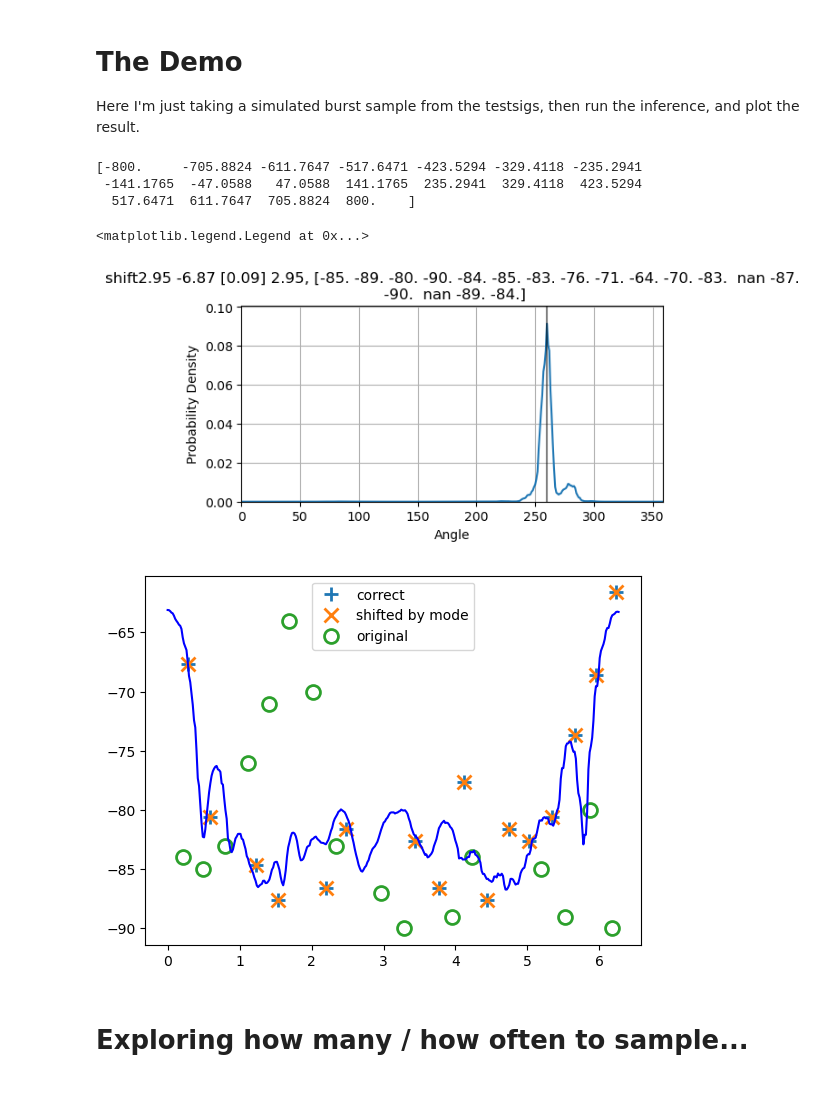
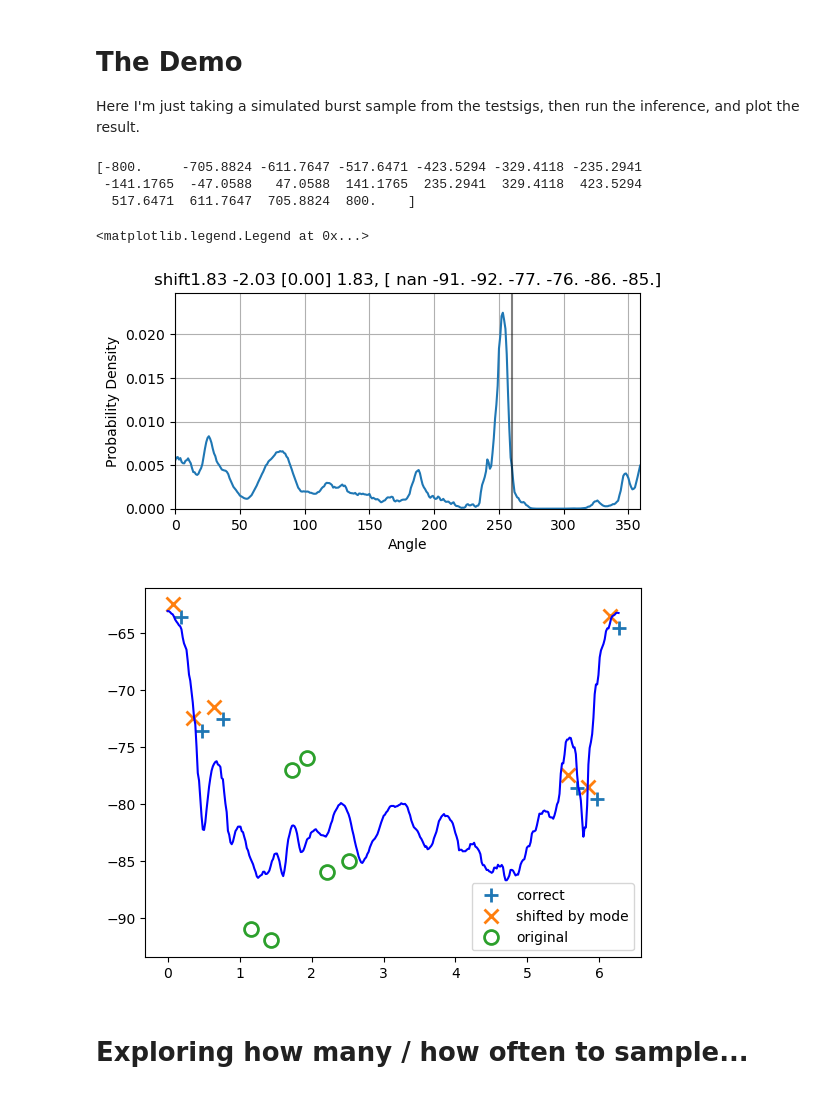
Before and after one commit to SheffieldMLtracking/BLEanalysis, a Jupyter notebook: jupyter/Angle Inference.ipynb, the cells around one changed output. Cells and saved outputs as stored; diff of their text form; code cells hidden in the pictures.

```diff
--- a/jupyter/Angle Inference.ipynb
+++ b/jupyter/Angle Inference.ipynb
@@ -2,14 +2,13 @@
 import numpy as np
 np.set_printoptions(precision=2,suppress=True)
 import matplotlib.pyplot as plt
-%matplotlib inline
 from BLEanalysis.signals import Signals
-from BLEanalysis.angleinference import AnglesUsePatternMeans as Angles, getSample
+from BLEanalysis.angleinference import AnglesUsePatternMeans as Angles
 
 #We'll use this dataset as 'training' data (to provide the pattern):
-sigs = Signals("noamploc2long.log",'d',angleOffset = 38)
+sigs = Signals("../bluetooth_experiments/no rf amp experiments/noamploc2long.log",'d',angleOffset = 38)
 #We'll use this dataset for testing
-testsigs = Signals("/home/mike/Documents/Research/bluetooth_experiments/March 26 2025 Field Trial/Range Trials/2.log",'c',angleOffset=93)
+testsigs = Signals("../bluetooth_experiments/March 26 2025 Field Trial/Range Trials/2.log",'c',angleOffset=93)
 #I think it looks like there's a -7 degree offset between this and the data in sigs
 #testsigs = Signals("/home/mike/Documents/Research/bluetooth_experiments/March 26 2025 Field Trial/Range Trials/2.log",'c',angleOffset=-7)
 angles = Angles(sigs,noisevar=10**2)
@@ -93,16 +82,16 @@ intervals = np.linspace(-800,800,18) #the times we want to sample
 print(intervals)
 accept_missing = 2 #set to 0 to have all packets included
 #grab some example data, with no more than accept_missing received packets (must be within 10ms of target time).
-while True:
-    obs, obs_angles = getSample(testsigs.data,89e4+np.random.rand()*100000,intervals,raw=True,exclude_missing=10)
-    if np.sum(np.isnan(obs))>accept_missing: continue
-    #if np.any(obs<-90): continue
-    #if np.abs(np.nanmean(obs_angles)-np.deg2rad(100))>0.5: continue
-    #if np.abs(np.nanmean(obs_angles[:Nsamples])-np.deg2rad(100))>0.5: continue
-    break
+#while True:
+#    obs, obs_angles = testsigs.getSample(89e4+np.random.rand()*100000,intervals,raw=True,exclude_missing=10)
+#    if np.sum(np.isnan(obs))>accept_missing: continue
+#    #if np.any(obs<-90): continue
+#    #if np.abs(np.nanmean(obs_angles)-np.deg2rad(100))>0.5: continue
+#    #if np.abs(np.nanmean(obs_angles[:Nsamples])-np.deg2rad(100))>0.5: continue
+#    break
 
 #WE'LL USE THIS SAMPLE!!!
-#obs,obs_angles=np.array([ np.nan, -91., -92., -77., -76., -86., -85.]),np.array([   np.nan, 1.1519, 1.4312, 1.7279, 1.9373, 2.2166, 2.5133])
+obs,obs_angles=np.array([ np.nan, -91., -92., -77., -76., -86., -85.]),np.array([   np.nan, 1.1519, 1.4312, 1.7279, 1.9373, 2.2166, 2.5133])
 
 ####DO INFERENCE
 logp,errs,avgAtAngles,keptObs = angles.infer(obs,obs_angles)
@@ -125,35 +114,35 @@ plt.ylabel('Probability Density')
 plt.xlabel('Angle')
 plt.xlim([0,359])
 plt.ylim([0,1.1*max(np.max(p),np.max(p2))])
 plt.title("shift%0.2f %0.2f [%0.2f] %0.2f, %s" % (np.nanmean(obs_angles),np.max(logp),p[360-100],np.nanmean(obs_angles),str(obs)))
 plt.vlines(360-100,0,np.max(p)*1.2,color='k',alpha=0.5) #True (ish)
 
 #Plot signals
 plt.figure()
 
 #plot the 'true' observation locations
 shiftangle = np.deg2rad(-100)
 tempshift = np.mean(sigsavgs[np.rad2deg(shiftangle+obs_angles[~np.isnan(obs_angles)]).astype(int)%360,1])-np.nanmean(obs)
 plt.plot((obs_angles+shiftangle)%(np.pi*2),obs+tempshift,'+',markersize=10,mew=2,label='correct')
 
 #plot these observations shifted by the mode of the probability distribution, computed above.
 shiftangle = np.deg2rad(np.argmax(p))
 tempshift = np.mean(sigsavgs[np.rad2deg(shiftangle+obs_angles[~np.isnan(obs_angles)]).astype(int)%360,1])-np.nanmean(obs)
 plt.plot((obs_angles+shiftangle)%(np.pi*2),obs+tempshift,'x',markersize=10,mew=2,label='shifted by mode')
 
 
 #plot original
 plt.plot(obs_angles,obs,'o',fillstyle='none',markersize=10,mew=2,label='original')
 
 plt.plot(sigsavgs[:,0],sigsavgs[:,1],'b-')
 plt.legend()
 # %% [output]
 [-800.     -705.8824 -611.7647 -517.6471 -423.5294 -329.4118 -235.2941
  -141.1765  -47.0588   47.0588  141.1765  235.2941  329.4118  423.5294
   517.6471  611.7647  705.8824  800.    ]
 <matplotlib.legend.Legend at 0x...>
-[figure, old version]
+[figure, new version]
-[figure, old version]
+[figure, new version]
 # %% [markdown]
 # Exploring how many / how often to sample...
 # %%
```
Also changed, not shown: parts of 1 cell of this notebook, 5 other files.
